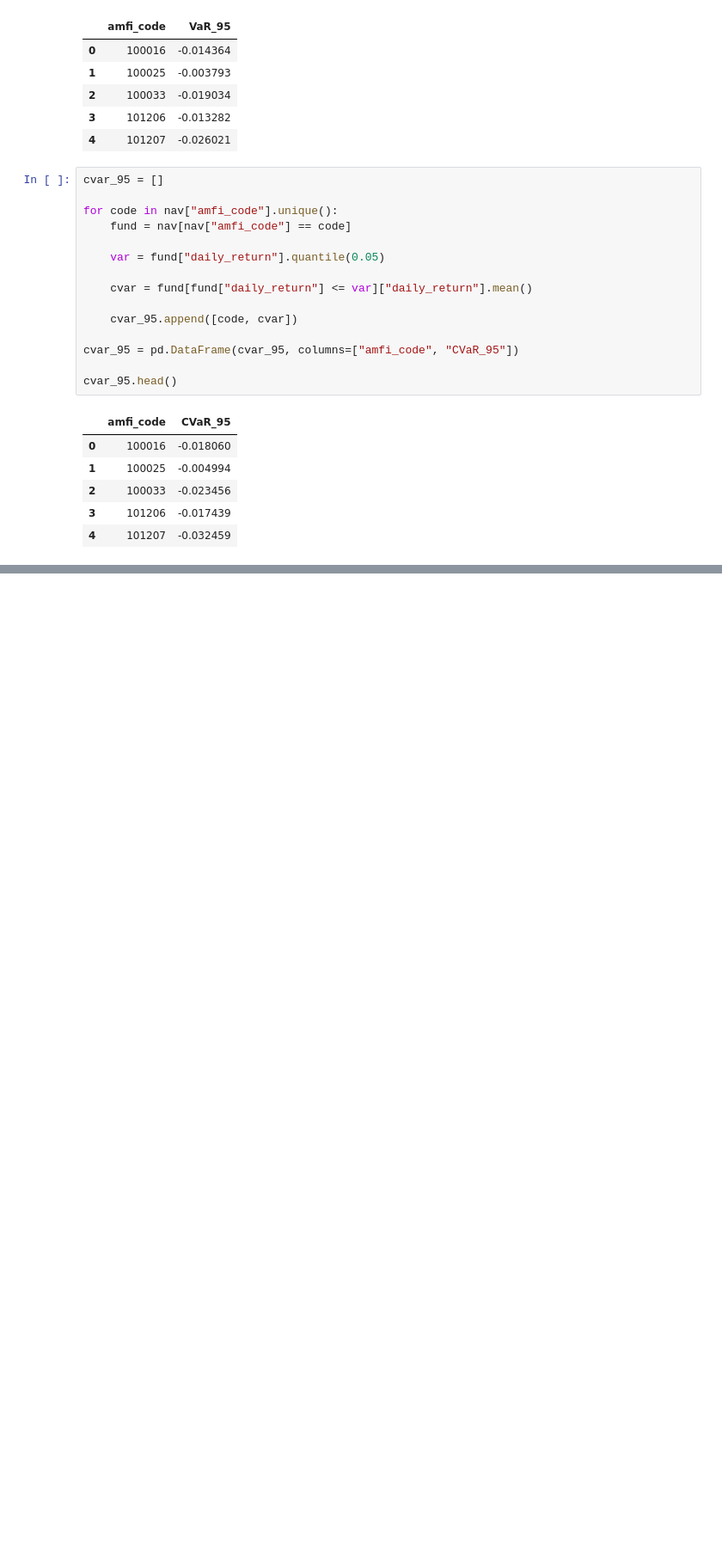
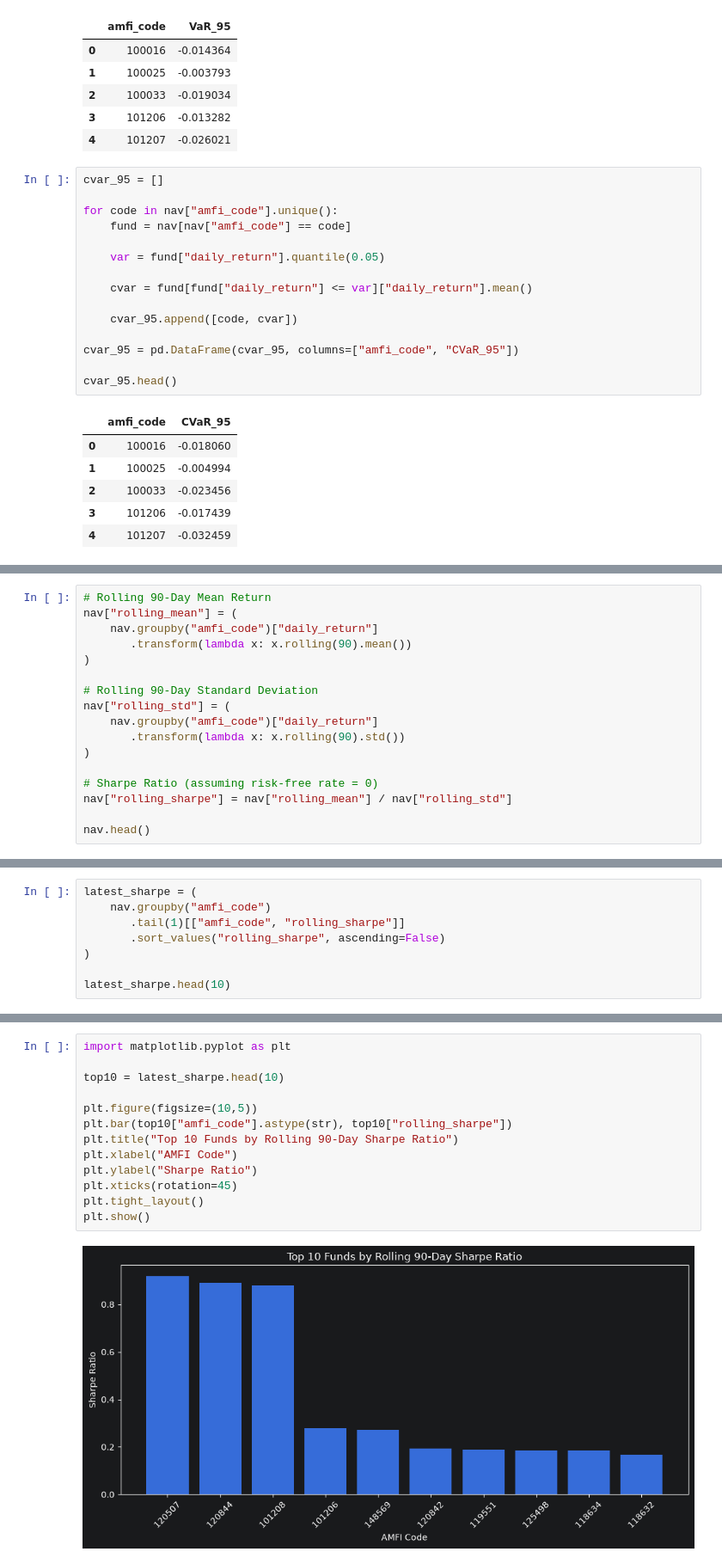
Before and after one commit to anurauniyar3024-ux/Bluestock_MF_Capstone, a Jupyter notebook: notebooks/Advanced_Analytics.ipynb, the cells around one changed output, grey strips where cells are left out. Shown at 86% size. Cells and saved outputs as stored; diff of their text form; blank space fills up the shorter version.

Commit message:
Day 8: Completed Advanced Analytics and Risk Metrics

```diff
--- a/notebooks/Advanced_Analytics.ipynb
+++ b/notebooks/Advanced_Analytics.ipynb
@@ -114,0 +128,17 @@ cvar_95.head()
+# %%
+# Rolling 90-Day Mean Return
+nav["rolling_mean"] = (
+    nav.groupby("amfi_code")["daily_return"]
+       .transform(lambda x: x.rolling(90).mean())
+)
+
+# Rolling 90-Day Standard Deviation
+nav["rolling_std"] = (
+    nav.groupby("amfi_code")["daily_return"]
+       .transform(lambda x: x.rolling(90).std())
+)
+
+# Sharpe Ratio (assuming risk-free rate = 0)
+nav["rolling_sharpe"] = nav["rolling_mean"] / nav["rolling_std"]
+
+nav.head()
@@ -114,0 +152,8 @@ cvar_95.head()
+# %%
+latest_sharpe = (
+    nav.groupby("amfi_code")
+       .tail(1)[["amfi_code", "rolling_sharpe"]]
+       .sort_values("rolling_sharpe", ascending=False)
+)
+
+latest_sharpe.head(10)
@@ -114,0 +172,15 @@ cvar_95.head()
+# %%
+import matplotlib.pyplot as plt
+
+top10 = latest_sharpe.head(10)
+
+plt.figure(figsize=(10,5))
+plt.bar(top10["amfi_code"].astype(str), top10["rolling_sharpe"])
+plt.title("Top 10 Funds by Rolling 90-Day Sharpe Ratio")
+plt.xlabel("AMFI Code")
+plt.ylabel("Sharpe Ratio")
+plt.xticks(rotation=45)
+plt.tight_layout()
+plt.show()
+# %% [output]
+[figure, added]
```
Also changed, not shown: parts of 32 cells of this notebook, 1 other file.
